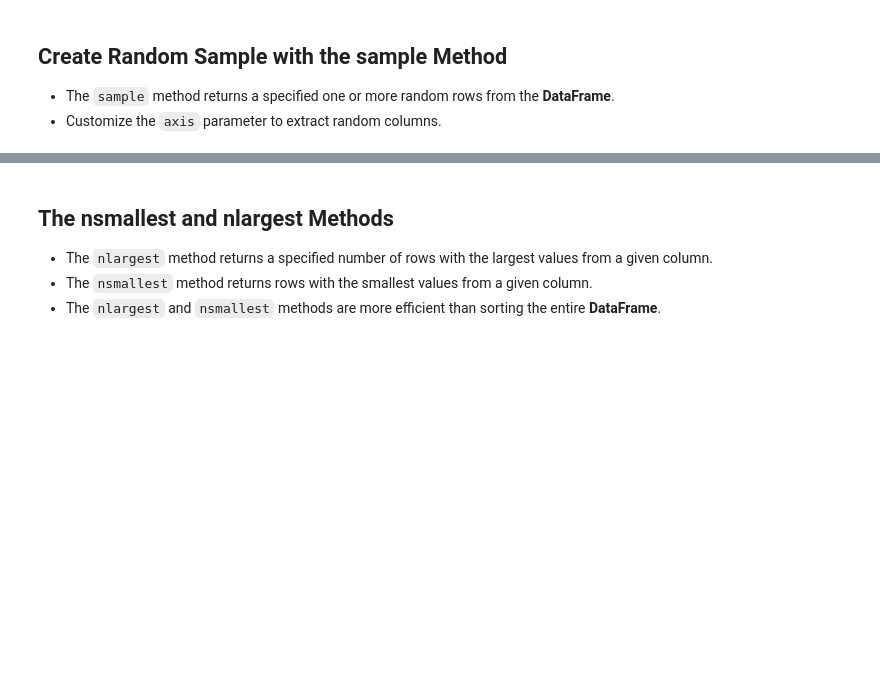
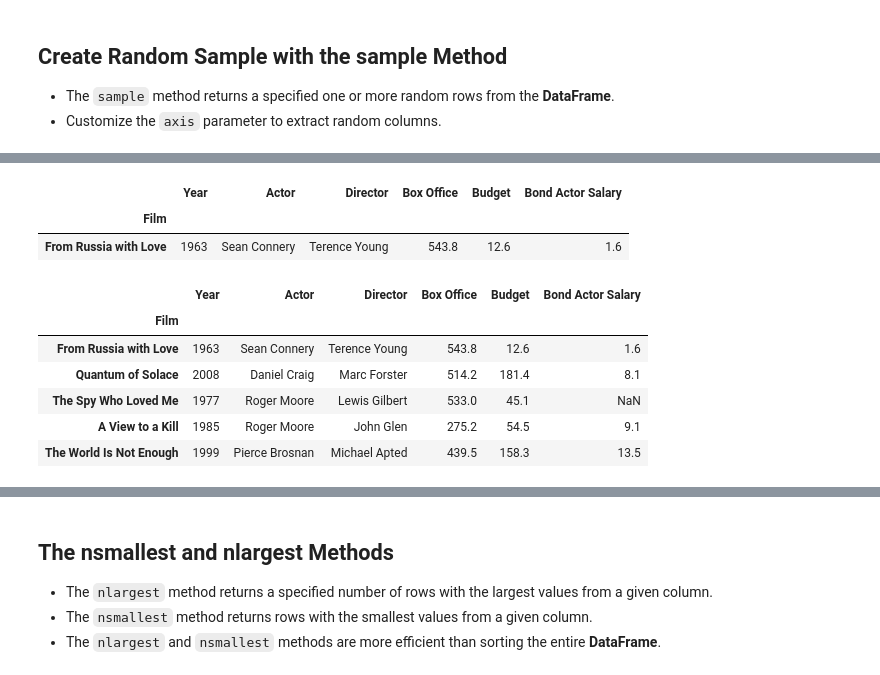
Before and after one commit to kon-mat/DataAnalysis, a Jupyter notebook: Python/Udemy/DataAnalysisWithPandasAndPython/Complete/06 - DataFrames III - Data Extraction.ipynb, the cells around one changed output, grey strips where cells are left out. Cells and saved outputs as stored; diff of their text form; code cells hidden in the pictures; blank space fills up the shorter version.

```diff
--- a/Python/Udemy/DataAnalysisWithPandasAndPython/Complete/06 - DataFrames III - Data Extraction.ipynb
+++ b/Python/Udemy/DataAnalysisWithPandasAndPython/Complete/06 - DataFrames III - Data Extraction.ipynb
@@ -692,0 +704,18 @@ bond.head()
+# %%
+# zwrócenie losowego wiersza
+bond.sample()
+# %% [output]
+|  | Year | Actor | Director | Box Office | Budget | Bond Actor Salary |
+| Film |  |  |  |  |  |  |
+| From Russia with Love | 1963 | Sean Connery | Terence Young | 543.8 | 12.6 | 1.6 |
+# %%
+# możemy zdefiniować ilość losowych wierszy
+bond.sample(n=5)
+# %% [output]
+|  | Year | Actor | Director | Box Office | Budget | Bond Actor Salary |
+| Film |  |  |  |  |  |  |
+| From Russia with Love | 1963 | Sean Connery | Terence Young | 543.8 | 12.6 | 1.6 |
+| Quantum of Solace | 2008 | Daniel Craig | Marc Forster | 514.2 | 181.4 | 8.1 |
+| The Spy Who Loved Me | 1977 | Roger Moore | Lewis Gilbert | 533.0 | 45.1 | NaN |
+| A View to a Kill | 1985 | Roger Moore | John Glen | 275.2 | 54.5 | 9.1 |
+| The World Is Not Enough | 1999 | Pierce Brosnan | Michael Apted | 439.5 | 158.3 | 13.5 |
```
Also changed, not shown: parts of 3 cells of this notebook.
